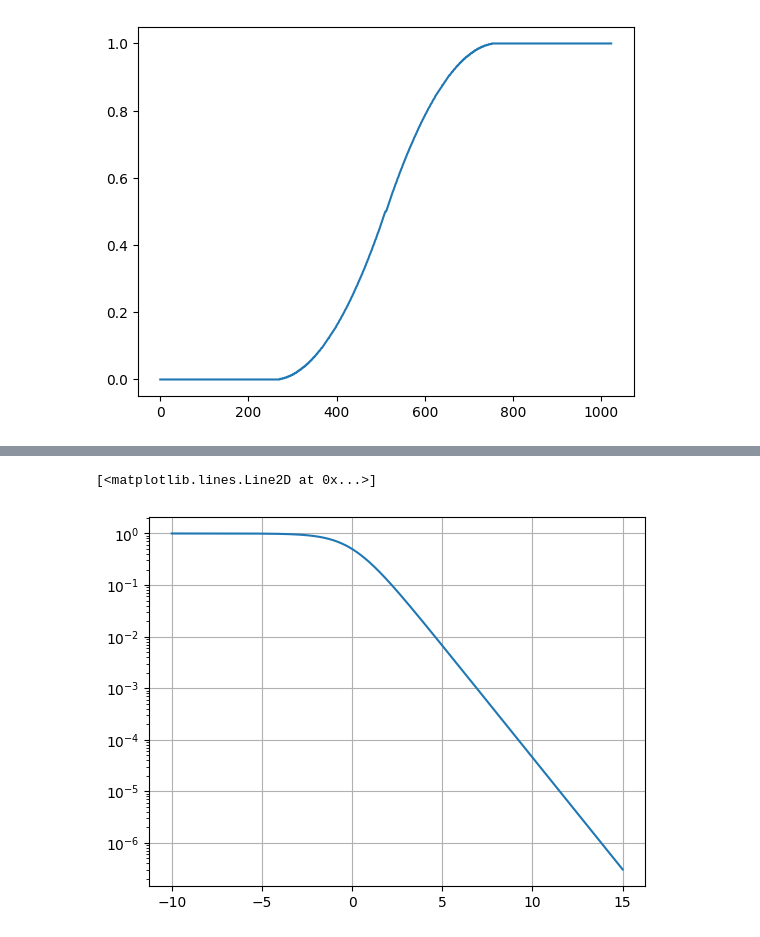
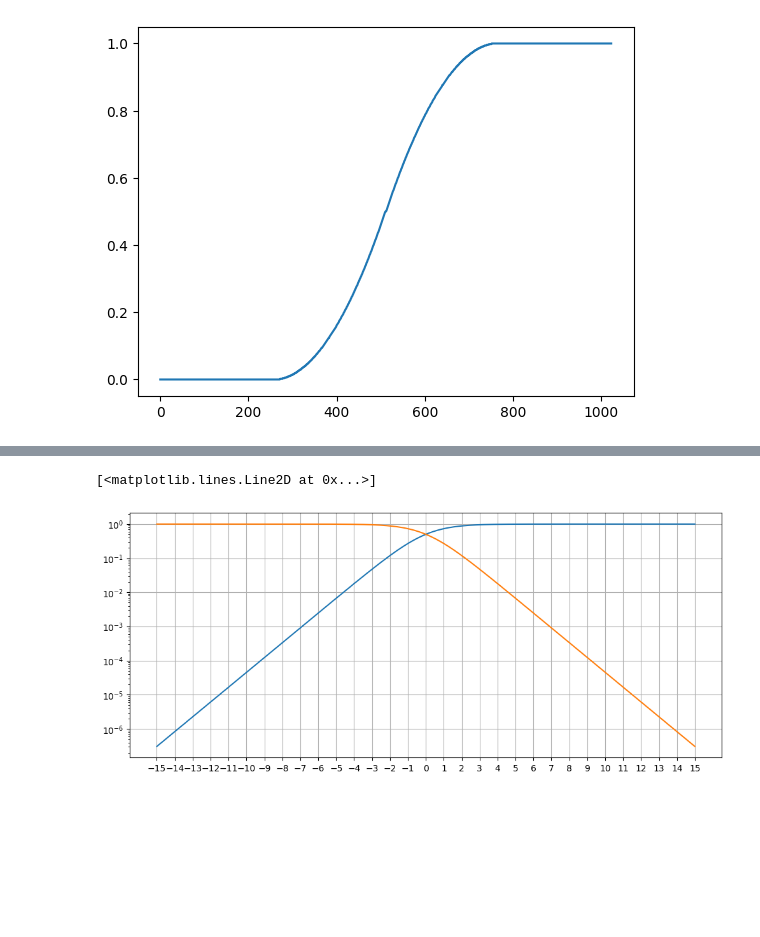
Before and after one commit to radc/hwsigmoid_lascas2026, a Jupyter notebook: notebooks/silu.ipynb, the cells around one changed output, grey strips where cells are left out. Drawn from its saved outputs; the diff is of its cells as text; code cells hidden in the pictures; blank space fills up the shorter version.

```diff
--- a/notebooks/silu.ipynb
+++ b/notebooks/silu.ipynb
@@ -206,12 +213,18 @@ plt.grid()
 # %%
 
+plt.figure(figsize=(12,5))
 
-z = np.arange(-10, 15, 0.0001)
+z = np.arange(-15, 15, 0.0001)
 sig = 1 / (1 + np.power(np.e,-z))
+error0 = abs(sig)
 error1 = abs(sig-1)
 plt.semilogy()
 plt.grid()
+plt.xticks(np.arange(-15, 16, 1))
+
+
+plt.plot(z,error0, label="sigmoid")
 plt.plot(z,error1, label="sigmoid")
 # %% [output]
 [<matplotlib.lines.Line2D at 0x...>]
-[figure, old version]
+[figure, new version]
```
Also changed, not shown: parts of 5 cells of this notebook.
